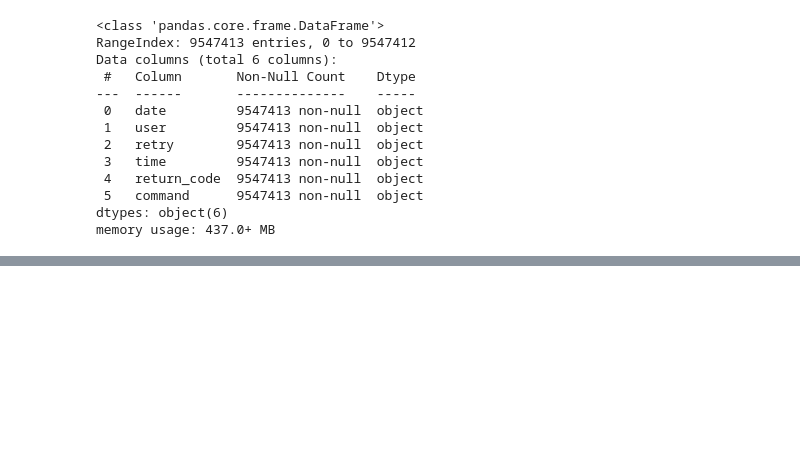
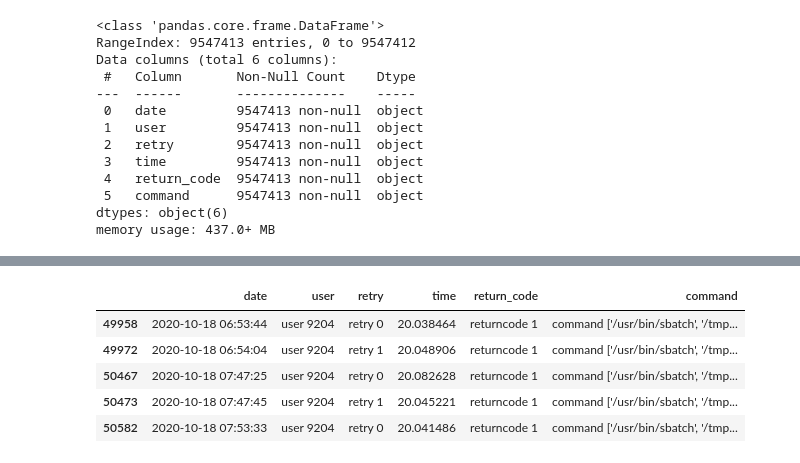
Before and after one commit to nss-data-science-cohort-9/accre-ADoddala, a Jupyter notebook: notebooks/accre_project.ipynb, the cells around one changed output, grey strips where cells are left out. Saved outputs shown, nothing was run; the diff lists cells and outputs as text; code cells hidden in the pictures; blank space fills up the shorter version.

```diff
--- a/notebooks/accre_project.ipynb
+++ b/notebooks/accre_project.ipynb
@@ -383,0 +404,11 @@ unresponsive.head()
+# %%
+# Import unresponsive_jobs files to csv
+unresponsive_jobs.to_csv('unresponsive_jobs.csv')
+unresponsive_jobs.head()
+# %% [output]
+|  | date | user | retry | time | return_code | command |
+| 49958 | 2020-10-18 06:53:44 | user 9204 | retry 0 | 20.038464 | returncode 1 | command ['/usr/bin/sbatch', '/tmp... |
+| 49972 | 2020-10-18 06:54:04 | user 9204 | retry 1 | 20.048906 | returncode 1 | command ['/usr/bin/sbatch', '/tmp... |
+| 50467 | 2020-10-18 07:47:25 | user 9204 | retry 0 | 20.082628 | returncode 1 | command ['/usr/bin/sbatch', '/tmp... |
+| 50473 | 2020-10-18 07:47:45 | user 9204 | retry 1 | 20.045221 | returncode 1 | command ['/usr/bin/sbatch', '/tmp... |
+| 50582 | 2020-10-18 07:53:33 | user 9204 | retry 0 | 20.041486 | returncode 1 | command ['/usr/bin/sbatch', '/tmp... |
```
Also changed, not shown: parts of 15 cells of this notebook.
